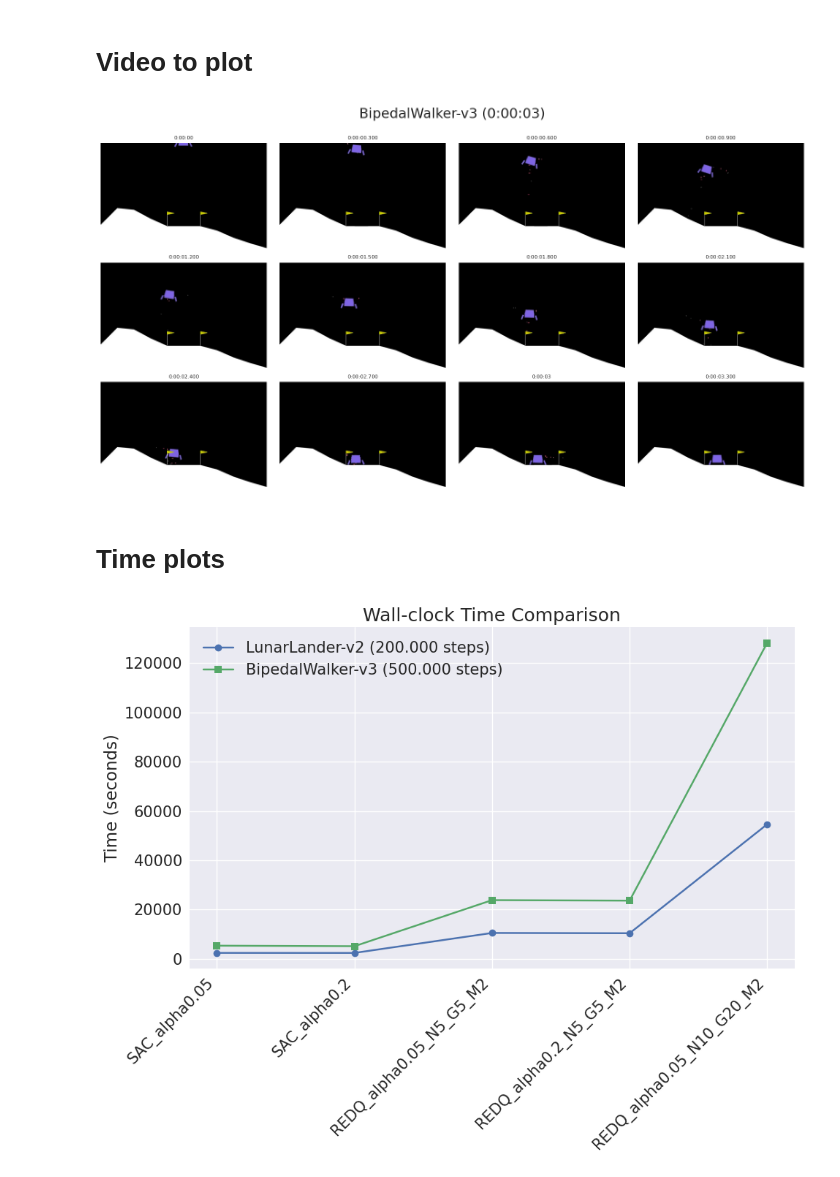
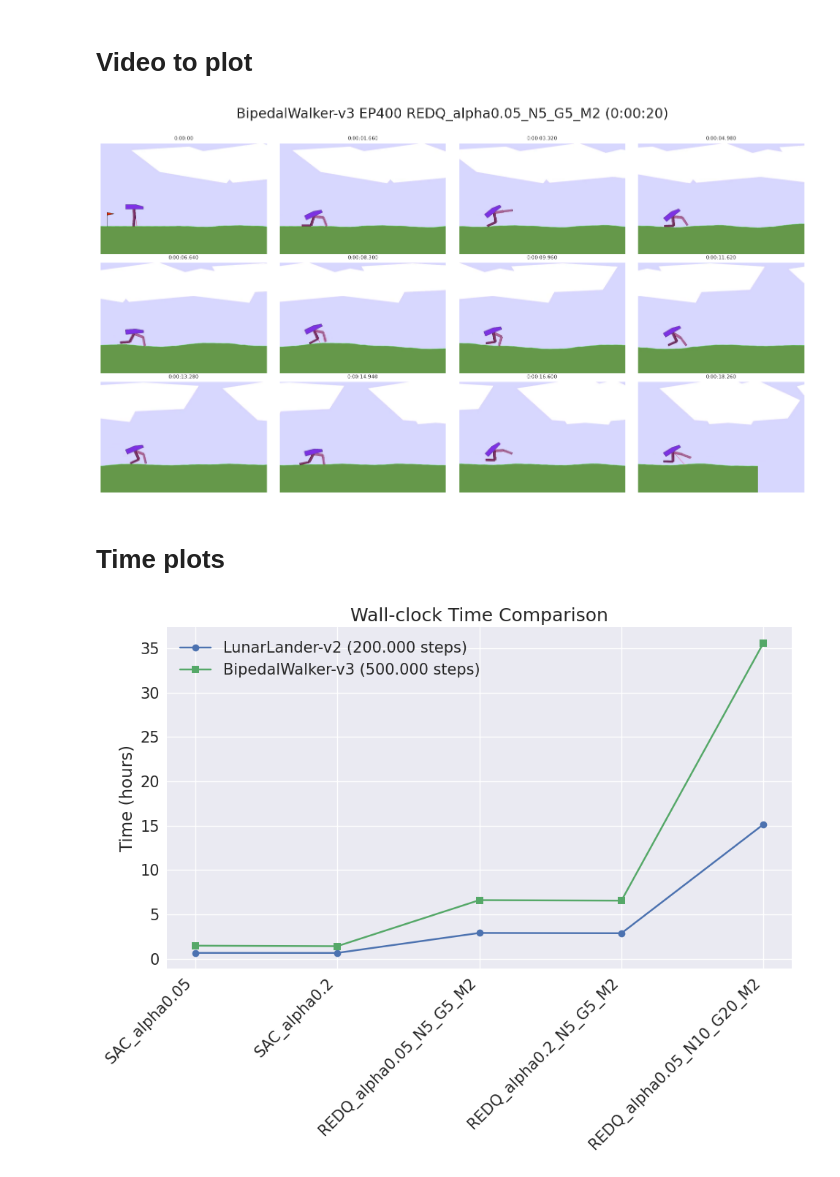
Before and after one commit to alberto-mate/REDQ, a Jupyter notebook: show_plots.ipynb, the cells around one changed output. Saved outputs shown, nothing was run; the diff lists cells and outputs as text; code cells hidden in the pictures.

```diff
--- a/show_plots.ipynb
+++ b/show_plots.ipynb
@@ -191,16 +193,16 @@ def create_frame_grid(video_path, n_cols, n_rows, frames_per_step='auto', title=
     plt.tight_layout(rect=[0, 0.01, 1, 0.99])
     plt.show()
 # %%
-path_video = "outputs/LunarLander-v2/REDQ_alpha0.05_N5_G5_M2/experiment_2_283/video_train/rl-video-episode-880.mp4"
+path_video = "outputs/BipedalWalker-v3/REDQ_alpha0.05_N5_G5_M2/experiment_1_297/video_train/rl-video-episode-400.mp4"
 
 # Example usage:
 n_cols = 4
 n_rows = 3
 frames_per_step = 'auto'  # or specify an integer value
 
-create_frame_grid(path_video, n_cols, n_rows, frames_per_step, title="BipedalWalker-v3")
+create_frame_grid(path_video, n_cols, n_rows, frames_per_step, title="BipedalWalker-v3 EP400 REDQ_alpha0.05_N5_G5_M2")
 # %% [output]
-[figure, old version]
+[figure, new version]
 # %% [markdown]
 # Time plots
 # %%
@@ -216,8 +218,12 @@ def time_to_seconds(t):
     h, m, s = map(int, t.split(':'))
     return h * 3600 + m * 60 + s
 
-df['LunarLander-v2'] = df['LunarLander-v2'].apply(time_to_seconds)
-df['BipedalWalker-v3'] = df['BipedalWalker-v3'].apply(time_to_seconds)
+def time_to_hours(t):
+    h, m, s = map(int, t.split(':'))
+    return h + m/60 + s/3600
+
+df['LunarLander-v2'] = df['LunarLander-v2'].apply(time_to_hours)
+df['BipedalWalker-v3'] = df['BipedalWalker-v3'].apply(time_to_hours)
 
 # Plotting the data
 plt.figure(figsize=(10, 8))
@@ -230,7 +236,7 @@ plt.plot(df['time'], df['BipedalWalker-v3'], marker='s', label='BipedalWalker-v3
 
 # Customize the plot
 plt.xticks(rotation=45, ha='right')
-plt.ylabel('Time (seconds)')
+plt.ylabel('Time (hours)')
 plt.title('Wall-clock Time Comparison')
 plt.legend()
 
@@ -238,4 +244,4 @@ plt.legend()
 plt.tight_layout()
 plt.show()
 # %% [output]
-[figure, old version]
+[figure, new version]
```
Also changed, not shown: parts of 2 cells of this notebook, 5 other files.
